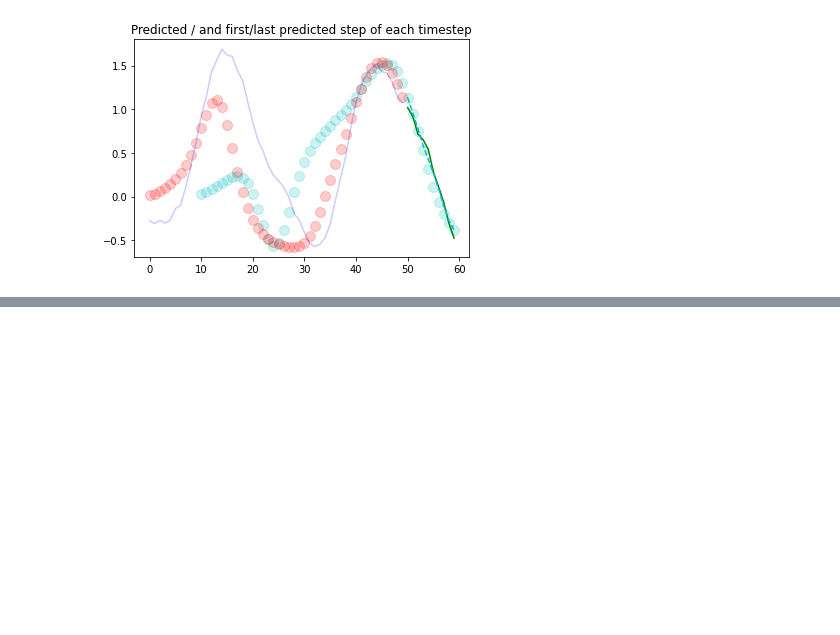
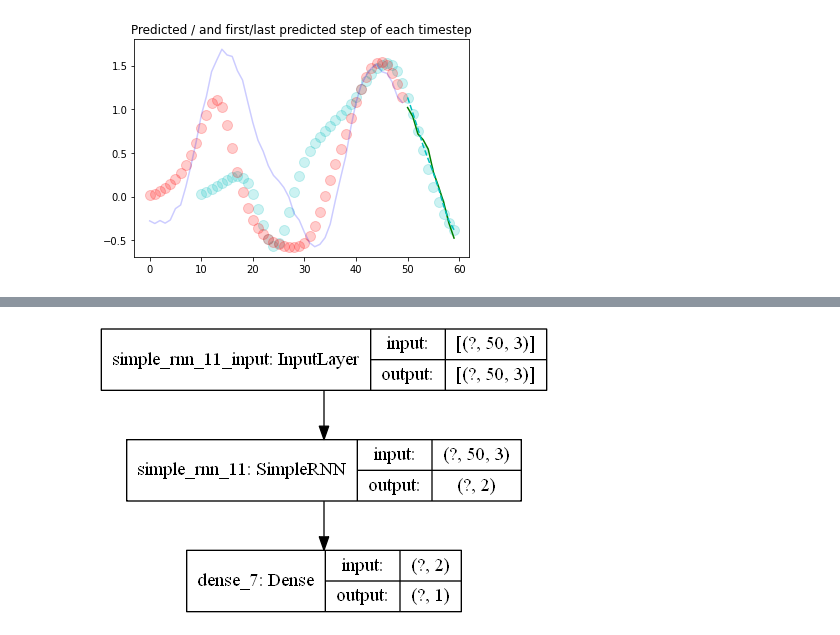
Before and after one commit to auslei/python, a Jupyter notebook: 2_DNN_TF/C2_RNN_unstable_gradients.ipynb, the cells around one changed output, grey strips where cells are left out. Drawn from its saved outputs; the diff is of its cells as text; code cells hidden in the pictures; blank space fills up the shorter version.

```diff
--- a/2_DNN_TF/C2_RNN_unstable_gradients.ipynb
+++ b/2_DNN_TF/C2_RNN_unstable_gradients.ipynb
@@ -210,0 +310,39 @@ for i in range(50):
+# %%
+import sys
+sys.path.append("D:\graphviz-2.44.1-win32\Graphviz\bin")
+
+import tensorflow as tf
+from tensorflow import keras
+from tensorflow.keras.models import Sequential
+from tensorflow.keras.layers import SimpleRNN, Dense
+
+#deep model with mulitple layers
+model = Sequential([
+    SimpleRNN(1, return_sequences = False, input_shape = [50, 3]),    # 3 features and 1 per Wx and Wy
+    Dense(1) # last do not neeed the return sequencies
+])
+
+model.summary()
+
+model2 = Sequential([
+    SimpleRNN(2, return_sequences = False, input_shape = [50, 3]),
+    Dense(1) # last do not neeed the return sequencies
+])
+
+model2.summary()
+
+
+model3 = Sequential([
+    SimpleRNN(3, return_sequences = False, input_shape = [50, 3]),
+    Dense(1) # last do not neeed the return sequencies
+])
+
+model3.summary()
+
+
+model4 = Sequential([
+    SimpleRNN(4, return_sequences = False, input_shape = [50, 3]),
+    Dense(1) # last do not neeed the return sequencies
+])
+
+model4.summary()
@@ -210,0 +367,6 @@ for i in range(50):
+# %%
+from tensorflow.keras.utils import plot_model
+
+plot_model(model, show_shapes=True, show_layer_names=True)
+# %% [output]
+[figure, added]
```
Also changed, not shown: parts of 10 cells of this notebook.
